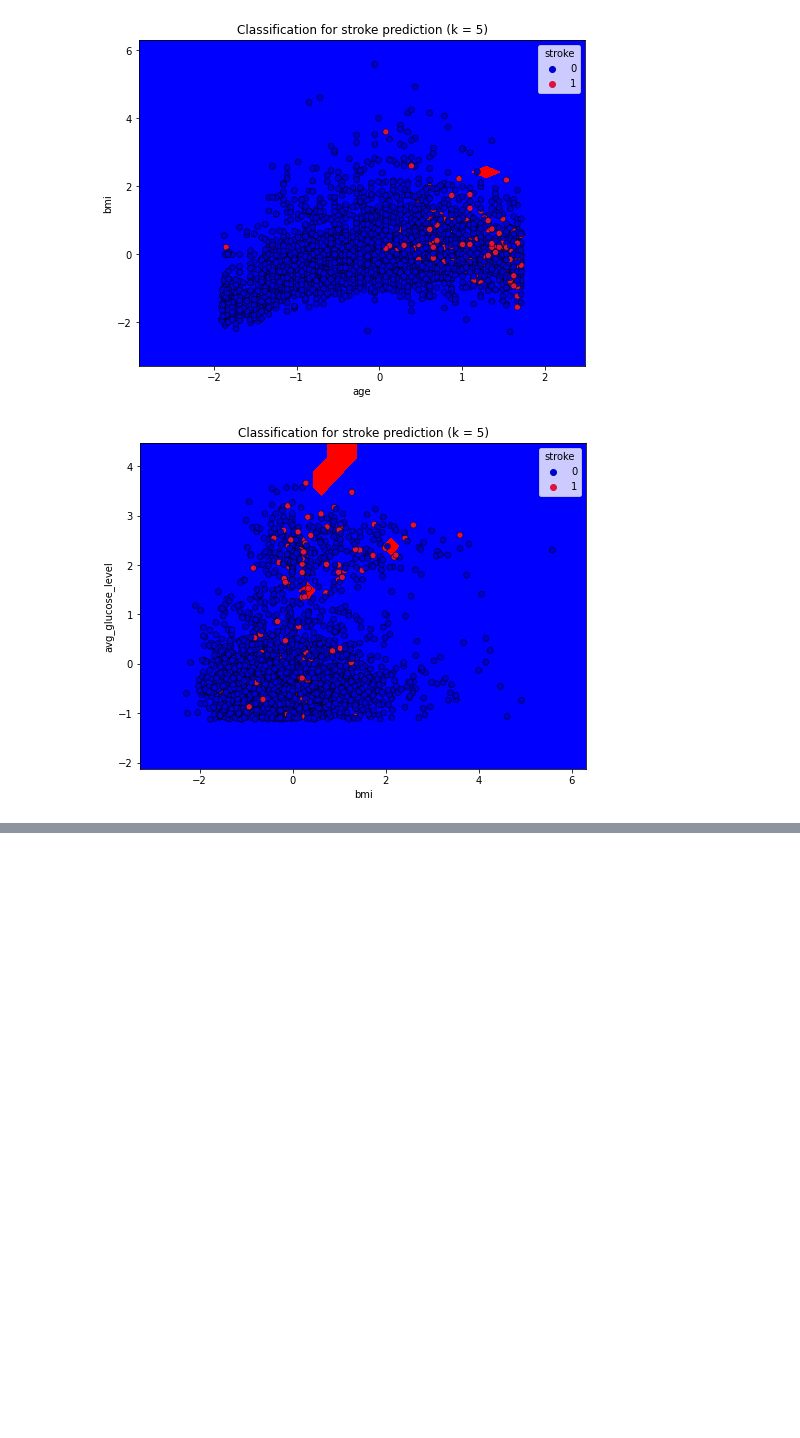
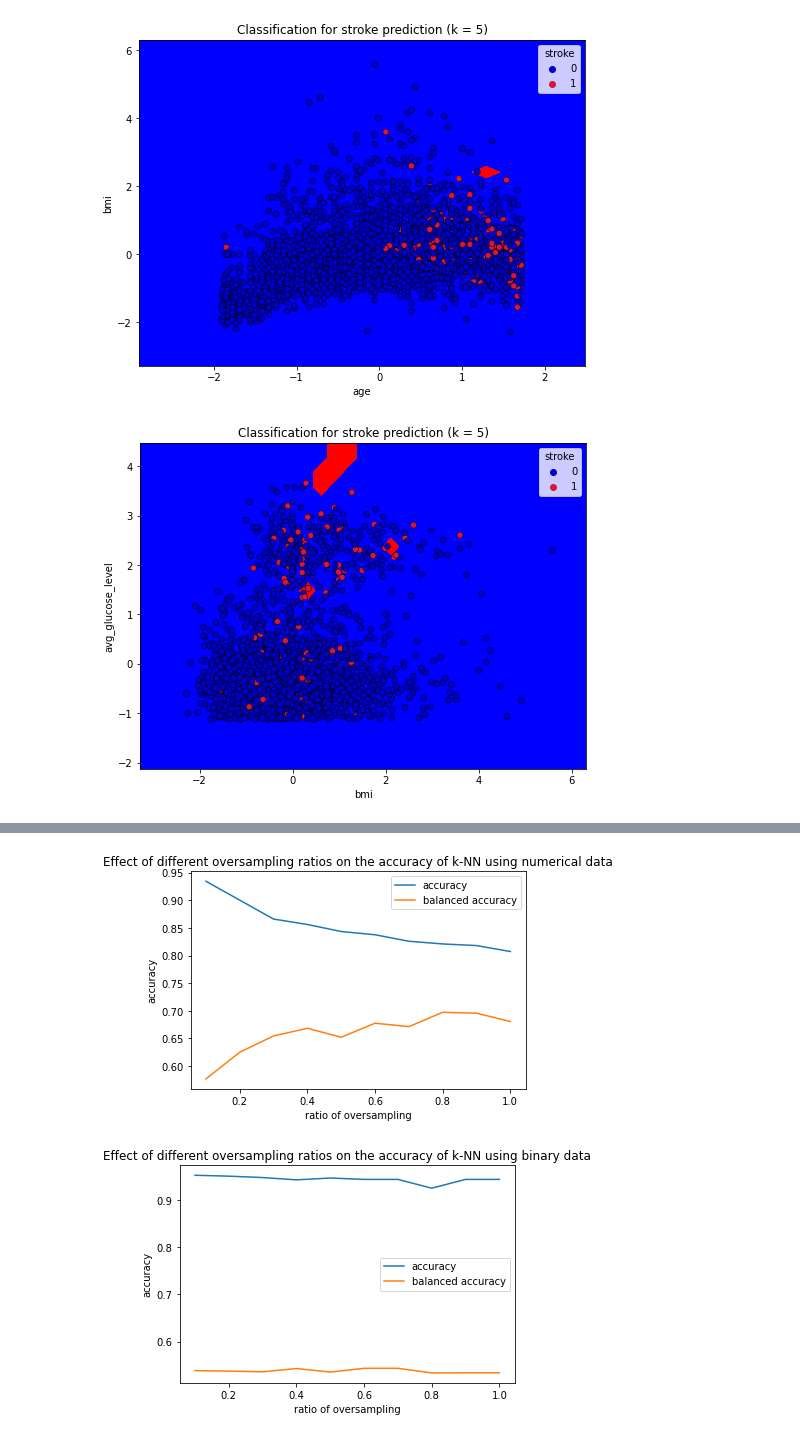
Before and after one commit to koenc100/Project-AI-minor, a Jupyter notebook: code/k-NN_die_wel_opent.ipynb, the cells around one changed output, grey strips where cells are left out. Drawn from its saved outputs; the diff is of its cells as text; code cells hidden in the pictures; blank space fills up the shorter version.

```diff
--- a/code/k-NN_die_wel_opent.ipynb
+++ b/code/k-NN_die_wel_opent.ipynb
@@ -333,0 +306,53 @@ AttributeError: 'DataFrame' object has no attribute 'unique'
+# %%
+# Initiate the accuracy lists for both normal and balanced accuracy and numerical and binary data
+oversampling_acc = []
+oversampling_bal = []
+oversampling_acc_bin = []
+oversampling_bal_bin = []
+
+# Loop over the dataframes in the list with dataframes and their place in the list
+for i, dataframe in enumerate(data_over):
+
+    # Split the training dataframe based on categorical and binary data
+    train_over_num, train_over_bin = split_datatypes(dataframe)
+
+    # Predictions using model with only numerical data in dataset and euclidean distance metric
+    predict_train_num_over, predict_test_num_over = train_and_predict(train_over_num, labels_over[i], test_over_num,
+                                                                n_neighbors, "distance", metric='euclidean')
+
+    # Predictions using model with only binary data in dataset and euclidean distance metric
+    predict_train_bin_over, predict_test_bin_over = train_and_predict(train_over_bin, labels_over[i], test_over_bin,
+                                                                n_neighbors, "distance", metric='euclidean')
+
+    # Get accuracy and balanced accuracy
+    accuracy_test_num, balanced_accuracy_test_num = get_metrics(test_labels_over, predict_test_num_over, verbose=False)
+    accuracy_test_bin, balanced_accuracy_test_bin = get_metrics(test_labels_over, predict_test_bin_over, verbose=False)
+
+    # Append accuracies to lists
+    oversampling_acc.append(accuracy_test_num)
+    oversampling_bal.append(balanced_accuracy_test_num)
+    oversampling_acc_bin.append(accuracy_test_bin)
+    oversampling_bal_bin.append(balanced_accuracy_test_bin)
+
+# Plot the accuracies aquired with numerical data
+plt.plot(ratio_over, oversampling_acc)
+plt.plot(ratio_over, oversampling_bal)
+plt.title('Effect of different oversampling ratios on the accuracy of k-NN using numerical data')
+plt.ylabel('accuracy')
+plt.xlabel('ratio of oversampling')
+plt.legend(['accuracy', 'balanced accuracy'])
+
+plt.show()
+
+# Plot the accuracies aquired with binary data
+plt.plot(ratio_over, oversampling_acc_bin)
+plt.plot(ratio_over, oversampling_bal_bin)
+plt.title('Effect of different oversampling ratios on the accuracy of k-NN using binary data')
+plt.ylabel('accuracy')
+plt.xlabel('ratio of oversampling')
+plt.legend(['accuracy', 'balanced accuracy'])
+
+plt.show()
+# %% [output]
+[figure, added]
+[figure, added]
```
Also changed, not shown: parts of 8 cells of this notebook.
